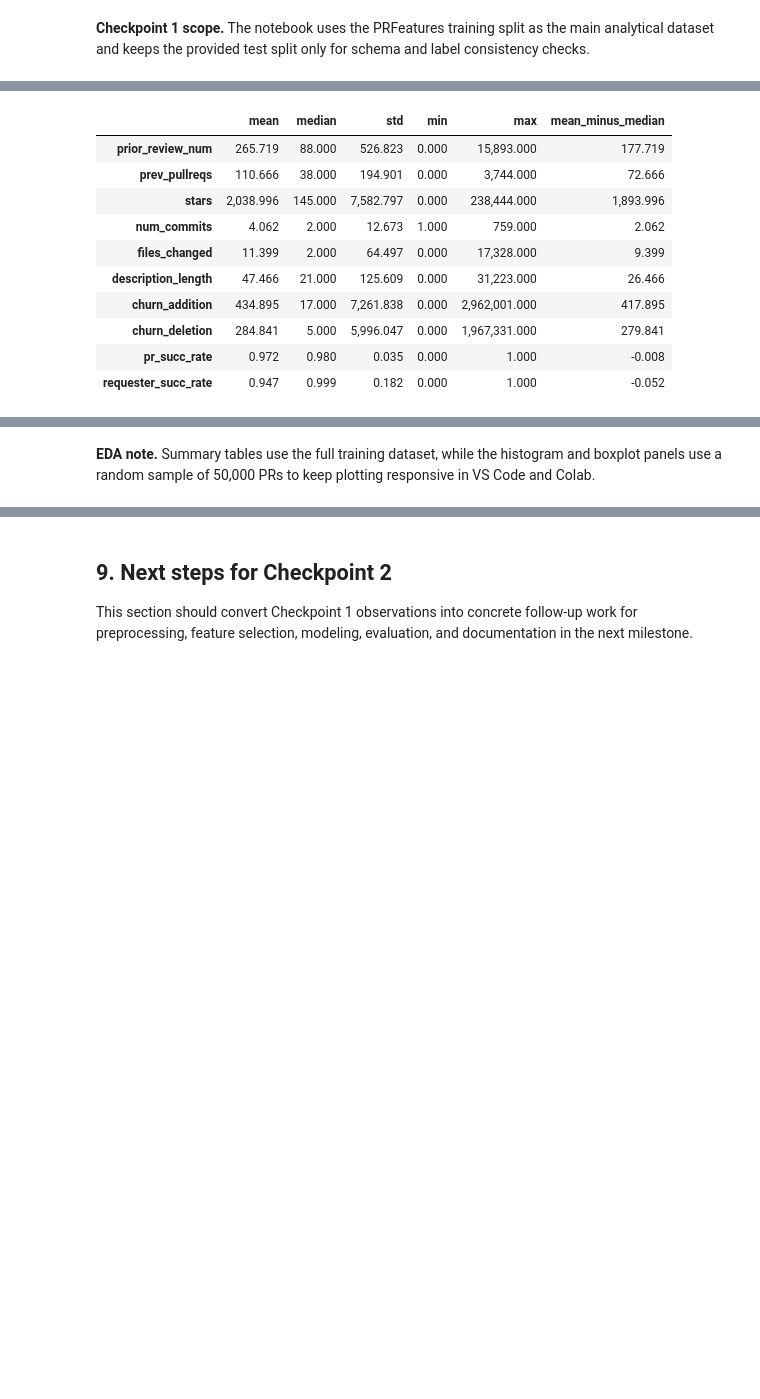
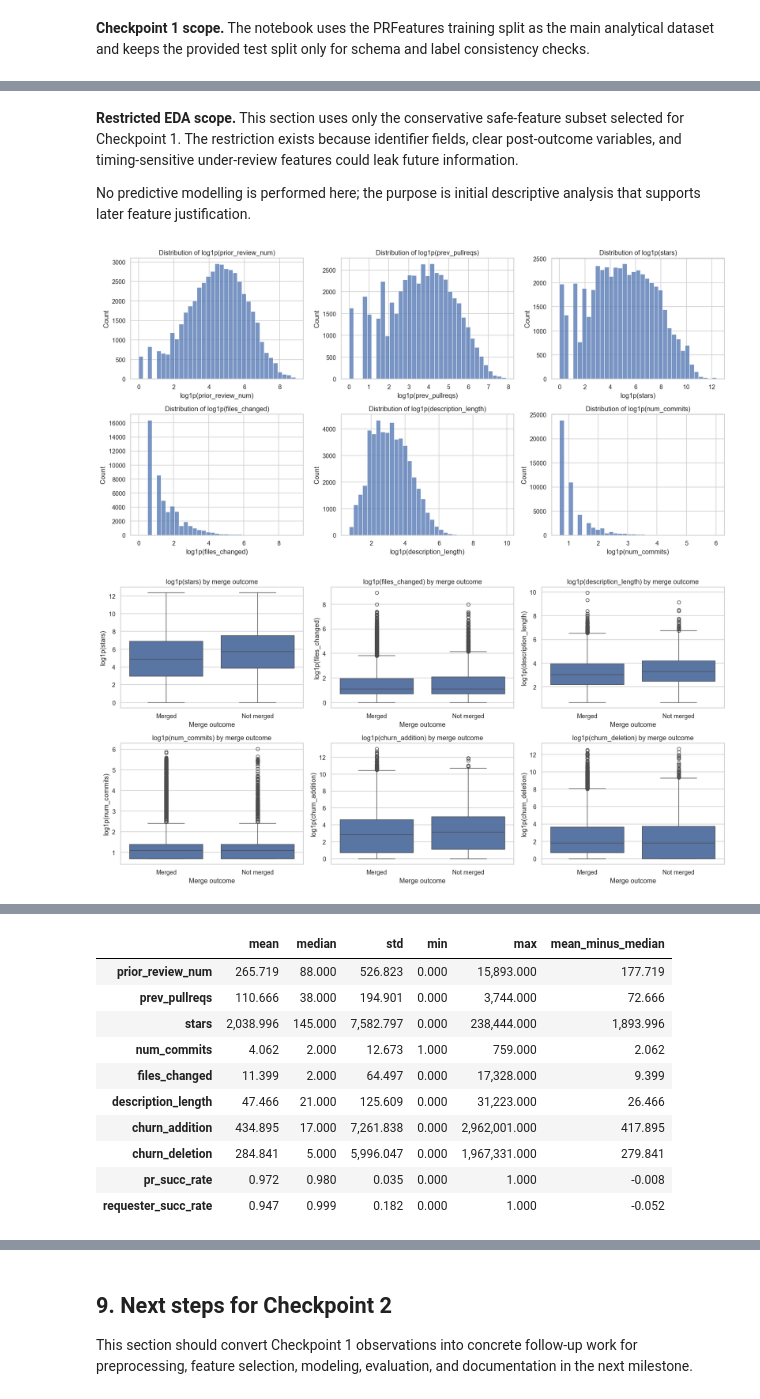
Before and after one commit to MahmoudMuhammedAli/ades-pr-merge-rate-predection, a Jupyter notebook: deliverables/checkpoint-1/checkpoint1_pr_merge_outcomes_skeleton.ipynb, the cells around one changed output, grey strips where cells are left out. Drawn from its saved outputs; the diff is of its cells as text; code cells hidden in the pictures; blank space fills up the shorter version.

```diff
--- a/deliverables/checkpoint-1/checkpoint1_pr_merge_outcomes_skeleton.ipynb
+++ b/deliverables/checkpoint-1/checkpoint1_pr_merge_outcomes_skeleton.ipynb
@@ -761,5 +1003,11 @@ This section is reserved for early descriptive analysis on the conservative safe
 # %%
 # Initial EDA on the conservative safe-feature subset
+display(Markdown(f"""
+**Restricted EDA scope.** This section uses only the conservative safe-feature subset selected for Checkpoint 1. The restriction exists because identifier fields, clear post-outcome variables, and timing-sensitive under-review features could leak future information.
+
+No predictive modelling is performed here; the purpose is initial descriptive analysis that supports later feature justification.
+"""))
+
 plot_sample = train_df[sorted(set(eda_focus_features + ["src_churn", "test_churn", TARGET_COLUMN]))].sample(
     n=min(EDA_PLOT_SAMPLE, len(train_df)),
     random_state=RANDOM_STATE,
@@ -840,30 +1088,37 @@ ax.set_title("Correlation matrix for selected safe numeric features")
 plt.tight_layout()
 plt.show()
 
 categorical_context_features = ["first_pr", "core_member", "test_inclusion", "friday_effect"]
 context_merge_rate_table = pd.concat(
     [
         train_df.groupby(feature_name)[TARGET_COLUMN]
         .agg(merge_rate="mean", count="size")
         .reset_index()
         .rename(columns={feature_name: "value"})
         .assign(feature=feature_name, merge_rate_pct=lambda df: (df["merge_rate"] * 100).round(2))
         for feature_name in categorical_context_features
     ],
     ignore_index=True,
 )[["feature", "value", "count", "merge_rate_pct"]]
 
 language_target_share = (
     pd.crosstab(train_df["language"], train_df[TARGET_COLUMN], normalize="index")
     .rename(columns=TARGET_LABELS)
     .round(3)
 )
 
 display(safe_numeric_summary)
 display(merged_vs_not_summary)
 display(context_merge_rate_table)
 display(language_target_share)
 display(Markdown(f"""
 **EDA note.** Summary tables use the full training dataset, while the histogram and boxplot panels use a random sample of {min(EDA_PLOT_SAMPLE, len(train_df)):,} PRs to keep plotting responsive in VS Code and Colab.
+`language` is shown as a categorical encoded variable only; its numeric codes must not be interpreted as ordinal ranking.
 """))
 # %% [output]
+
+**Restricted EDA scope.** This section uses only the conservative safe-feature subset selected for Checkpoint 1. The restriction exists because identifier fields, clear post-outcome variables, and timing-sensitive under-review features could leak future information.
+
+No predictive modelling is performed here; the purpose is initial descriptive analysis that supports later feature justification.
+[figure, added]
+[figure, added]
@@ -900,5 +1156,3 @@ display(Markdown(f"""
 | 3 | 0.100 | 0.900 |
 | 4 | 0.101 | 0.899 |
 | 5 | 0.106 | 0.894 |
-
-**EDA note.** Summary tables use the full training dataset, while the histogram and boxplot panels use a random sample of 50,000 PRs to keep plotting responsive in VS Code and Colab.
```
Also changed, not shown: parts of 15 cells of this notebook, 1 other file.
